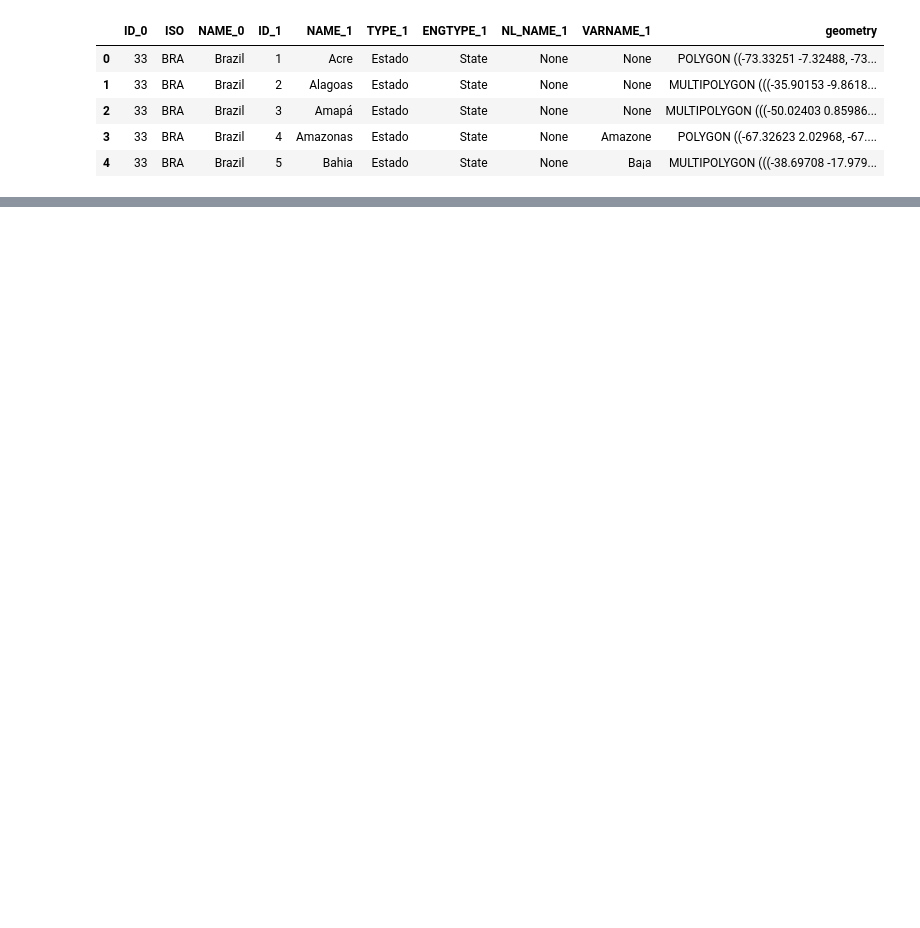
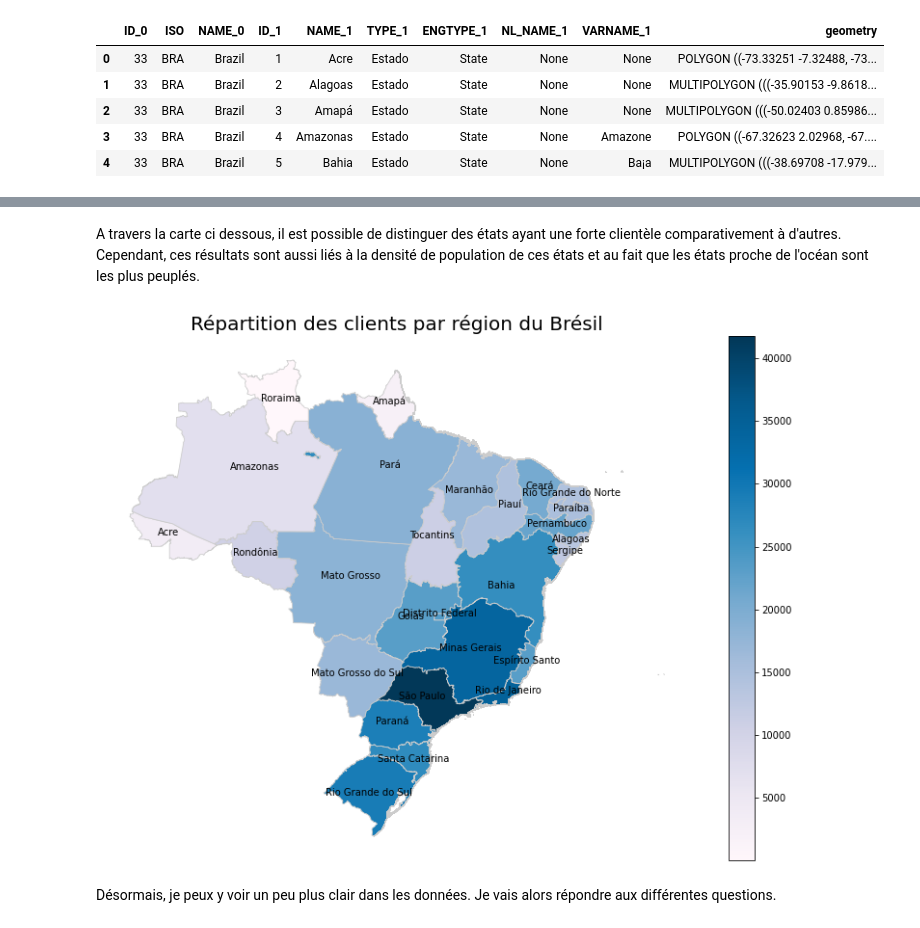
Before and after one commit to pihk94/Free2move, a Jupyter notebook: Analyse_Melchior_Prugniaud.ipynb, the cells around one changed output, grey strips where cells are left out. Cells and saved outputs as stored; diff of their text form; code cells hidden in the pictures; blank space fills up the shorter version.

```diff
--- a/Analyse_Melchior_Prugniaud.ipynb
+++ b/Analyse_Melchior_Prugniaud.ipynb
@@ -430,0 +431,2 @@ map_df.plot()
+# %%
+codes = pd.read_csv('Free2move/data/codes_states.csv',delimiter=",")
@@ -430,0 +436,6 @@ map_df.plot()
+# %%
+map_df = pd.merge(map_df, codes[["name","region","subdivision"]], how="left", left_on = "NAME_1", right_on = "name")
+# %%
+map_info = pd.DataFrame(customers.groupby(["customer_state"]).customer_state.count())
+map_info.columns = ['Nbre']
+map_info.head(4)
@@ -430,0 +451,22 @@ map_df.plot()
+# %%
+map = pd.merge(map_df, map_info, how='left', left_on = 'subdivision', right_index=True)
+# %% [markdown]
+A travers la carte ci dessous, il est possible de distinguer des états ayant une forte clientèle comparativement à d'autres. Cependant, ces résultats sont aussi liés à la densité de population de ces états et au fait que les états proche de l'océan sont les plus peuplés.
+# %%
+variable = "logNbre"
+vmin, vmax = map_info.Nbre.min(), map_info.Nbre.max()
+fig, ax = plt.subplots(1, figsize=(14, 10))
+map.plot(column=variable, cmap='PuBu', linewidth=0.8, ax=ax, edgecolor='0.8')
+map['coords'] = map['geometry'].apply(lambda x: x.representative_point().coords[:])
+map['coords'] = [coords[0] for coords in map['coords']]
+for idx, row in map.iterrows():
+    plt.annotate(s=row['NAME_1'], xy=row['coords'],horizontalalignment='center')
+ax.set_title('Répartition des clients par région du Brésil', fontdict={'fontsize': '20', 'fontweight' : '3'})
+ax.axis('off')
+sm = plt.cm.ScalarMappable(cmap='PuBu', norm=plt.Normalize(vmin=vmin, vmax=vmax))
+sm._A = []
+cbar = fig.colorbar(sm)
+# %% [output]
+[figure, added]
+# %% [markdown]
+Désormais, je peux y voir un peu plus clair dans les données. Je vais alors répondre aux différentes questions.
```
Also changed, not shown: parts of 10 cells of this notebook.
